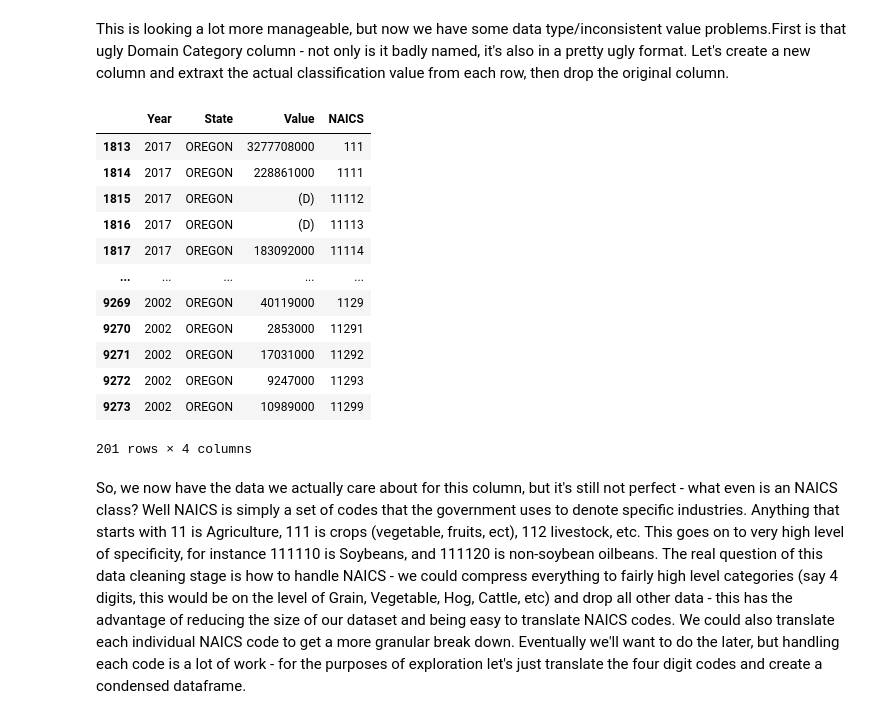
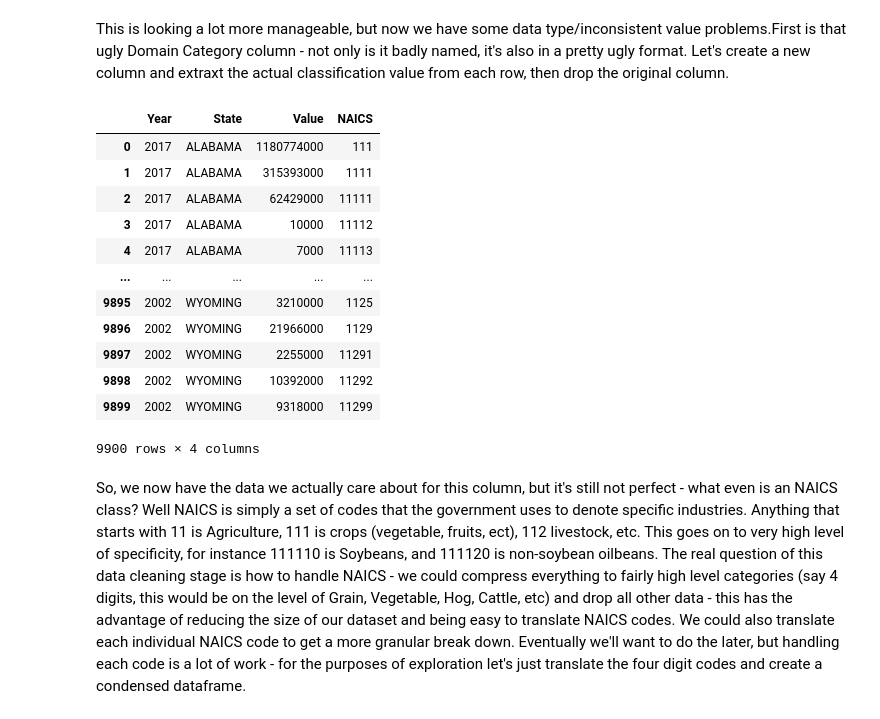
Before and after one commit to harplyon/CMPS6790FinalTutorial, a Jupyter notebook: LyonFinalTutorial.ipynb, the cells around one changed output. Cells and saved outputs as stored; diff of their text form; code cells hidden in the pictures.

```diff
--- a/LyonFinalTutorial.ipynb
+++ b/LyonFinalTutorial.ipynb
@@ -45,16 +44,16 @@ from bs4 import BeautifulSoup
 While the USDA data we'll be using is actually downloadable in many convenient formats we'll access it via webscraping for tutorial purposes. We'll be grabbing the data from [this table](https://quickstats.nass.usda.gov/results/EA7182BD-87D0-3E47-A9C0-A9D9260F3794), which is just the results of searching for sales of by crop by state in all census years. However, while we won't be using the download data feature of the USDA website we *will* be accessing a slightly [easier to parse version of their site](https://quickstats.nass.usda.gov/data/printable/0A90D9FE-6F14-3E82-83C7-BC9FB48E126A), which is just the same table but formated for printing, so the html is a bit cleaner. Let's start by requesting the page and making some beautiful soup.
 # %%
 # we have to trick the usda, which I hope isn't a felony
-r = requests.get("https://quickstats.nass.usda.gov/data/printable/0A90D9FE-6F14-3E82-83C7-BC9FB48E126A",
+sales_request = requests.get("https://quickstats.nass.usda.gov/data/printable/0A90D9FE-6F14-3E82-83C7-BC9FB48E126A",
                 headers = {'User-Agent':'Mozilla/5.0 (Macintosh; Intel Mac OS X 10.15; rv:101.0) Gecko/20100101 Firefox/101.0'})
-assert r.status_code == 200
+assert sales_request.status_code == 200
 # %%
-soup = BeautifulSoup(r.text, "html.parser")
+sales_soup = BeautifulSoup(sales_request.text, "html.parser")
 # %% [markdown]
 And thank Uncle Sam this reads into pandas nice and cleanly.
 # %%
-ag_df = pd.read_html(str(soup.find("table")))[0]
-ag_df
+sales_df = pd.read_html(str(sales_soup.find("table")))[0]
+sales_df.head()
 # %% [output]
 |  | Program | Year | Period | Week Ending | Geo Level | State | State ANSI | Ag District | Ag District Code | ... |
 | 0 | CENSUS | 2017 | YEAR | NaN | STATE | ALABAMA | 1 | NaN | NaN | ... |
@@ -79,8 +70,8 @@ There are a few steps to cleaning here, let's start by dropping all columsn we d
 * Domain Category: The (badly titled - we'll fix that soon) NAICS classification of the crop this data represents.
 * Value: The value of the crop from the state in a particular year.
 # %%
-ag_df = ag_df.loc[:, ['Year', 'State', 'Domain Category', 'Value']]
-ag_df
+sales_df = sales_df.loc[:, ['Year', 'State', 'Domain Category', 'Value']]
+sales_df
 # %% [output]
 |  | Year | State | Domain Category | Value |
 | 0 | 2017 | ALABAMA | NAICS CLASSIFICATION: (111) | 1180774000 |
@@ -98,23 +89,23 @@ ag_df
 # %% [markdown]
 This is looking a lot more manageable, but now we have some data type/inconsistent value problems.First is that ugly Domain Category column - not only is it badly named, it's also in a pretty ugly format. Let's create a new column and extraxt the actual classification value from each row, then drop the original column.
 # %%
-ag_df.loc[:, 'NAICS'] = [re.findall(r"\d+", s)[0] for s in ag_df['Domain Category']]
-ag_df.drop(['Domain Category'], axis=1, inplace=True)
-ag_df
+sales_df.loc[:, 'NAICS'] = [re.findall(r"\d+", s)[0] for s in sales_df['Domain Category']]
+sales_df.drop(['Domain Category'], axis=1, inplace=True)
+sales_df
 # %% [output]
 |  | Year | State | Value | NAICS |
-| 1813 | 2017 | OREGON | 3277708000 | 111 |
-| 1814 | 2017 | OREGON | 228861000 | 1111 |
-| 1815 | 2017 | OREGON | (D) | 11112 |
-| 1816 | 2017 | OREGON | (D) | 11113 |
-| 1817 | 2017 | OREGON | 183092000 | 11114 |
+| 0 | 2017 | ALABAMA | 1180774000 | 111 |
+| 1 | 2017 | ALABAMA | 315393000 | 1111 |
+| 2 | 2017 | ALABAMA | 62429000 | 11111 |
+| 3 | 2017 | ALABAMA | 10000 | 11112 |
+| 4 | 2017 | ALABAMA | 7000 | 11113 |
 | ... | ... | ... | ... | ... |
-| 9269 | 2002 | OREGON | 40119000 | 1129 |
-| 9270 | 2002 | OREGON | 2853000 | 11291 |
-| 9271 | 2002 | OREGON | 17031000 | 11292 |
-| 9272 | 2002 | OREGON | 9247000 | 11293 |
-| 9273 | 2002 | OREGON | 10989000 | 11299 |
+| 9895 | 2002 | WYOMING | 3210000 | 1125 |
+| 9896 | 2002 | WYOMING | 21966000 | 1129 |
+| 9897 | 2002 | WYOMING | 2255000 | 11291 |
+| 9898 | 2002 | WYOMING | 10392000 | 11292 |
+| 9899 | 2002 | WYOMING | 9318000 | 11299 |
-201 rows × 4 columns
+9900 rows × 4 columns
 # %% [markdown]
 So, we now have the data we actually care about for this column, but it's still not perfect - what even is an NAICS class? Well NAICS is simply a set of codes that the government uses to denote specific industries. Anything that starts with 11 is Agriculture, 111 is crops (vegetable, fruits, ect), 112 livestock, etc. This goes on to very high level of specificity, for instance 111110 is Soybeans, and 111120 is non-soybean oilbeans. The real question of this data cleaning stage is how to handle NAICS - we could compress everything to fairly high level categories (say 4 digits, this would be on the level of Grain, Vegetable, Hog, Cattle, etc) and drop all other data - this has the advantage of reducing the size of our dataset and being easy to translate NAICS codes. We could also translate each individual NAICS code to get a more granular break down. Eventually we'll want to do the later, but handling each code is a lot of work - for the purposes of exploration let's just translate the four digit codes and create a condensed dataframe.
 # %%
```
Also changed, not shown: parts of 73 cells of this notebook, 1 other file.
